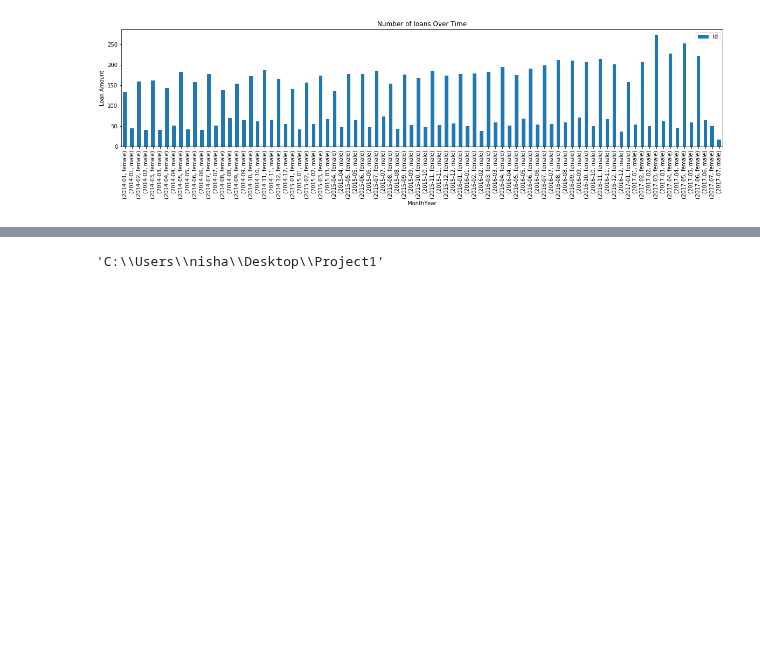
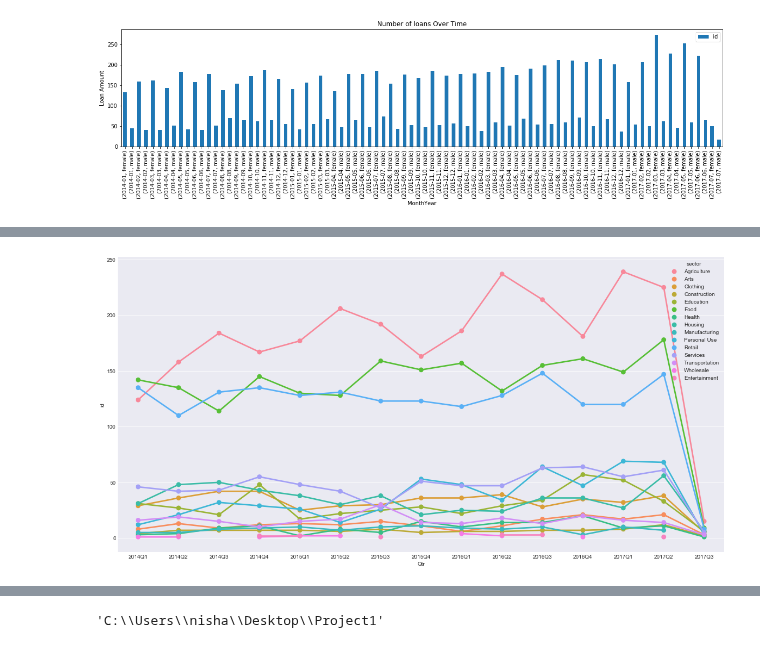
Before and after one commit to feng443/RUDS-Proj1-Kiva-Crowd-Funding-Visualization, a Jupyter notebook: kiva_data_exploring2.ipynb, the cells around one changed output, grey strips where cells are left out. Drawn from its saved outputs; the diff is of its cells as text; code cells hidden in the pictures; blank space fills up the shorter version.

Commit message:
Added graphs

```diff
--- a/kiva_data_exploring2.ipynb
+++ b/kiva_data_exploring2.ipynb
@@ -186,0 +212,4 @@ sectordf.head()
+# %%
+#Add a column for quarter.
+df['Qtr'] = pd.PeriodIndex(pd.to_datetime(df.mnth_yr2), freq='Q')
+df.head()
@@ -186,0 +224,14 @@ sectordf.head()
+# %%
+#df.loc[:, 'year_month'] = df['date'].apply(lambda x: x.date().strftime('%Y%m'))
+ts_df = df.groupby(['Qtr', 'sector'])['id'].count().reset_index()
+#funded_amount
+plt.figure(figsize=(20,10))
+sns.pointplot(
+    x='Qtr',
+    y='id',
+    hue='sector',
+    alpha = 0.8,
+    data=ts_df)
+plt.show()
+# %% [output]
+[figure, added]
```
Also changed, not shown: parts of 6 cells of this notebook.
